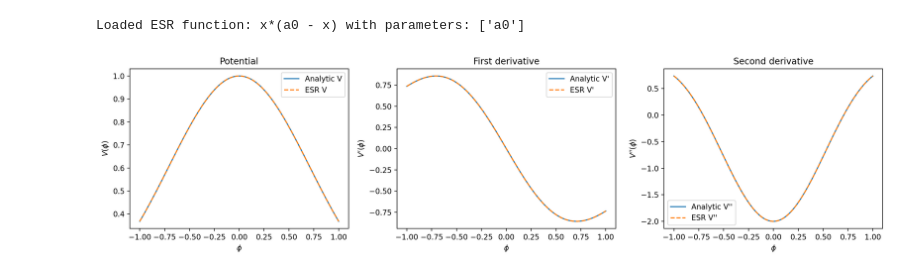
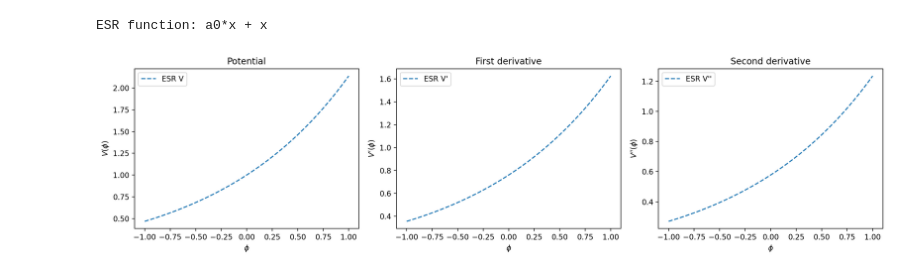
Before and after one commit to gborghetto/ESR_DE, a Jupyter notebook: Plot_ESR_CAMB_results.ipynb, the cells around one changed output. Cells and saved outputs as stored; diff of their text form; code cells hidden in the pictures.

```diff
--- a/Plot_ESR_CAMB_results.ipynb
+++ b/Plot_ESR_CAMB_results.ipynb
@@ -10,7 +10,7 @@ import matplotlib.pyplot as plt
 complexity = 6
 # Use a predefined runname from the ESR library that includes sine functions
 runname = "core_maths"
-potential_function_index = 48  # Index of the ESR function to use
+potential_function_index = 107  # Index of the ESR function to use
 chain_root = f'./chains/camb_esr_{runname}_compl_{complexity}_{potential_function_index}'
 
 samples_tab = loadMCSamples(chain_root,settings={'ignore_rows': 0.33})
@@ -52,49 +53,51 @@ Saving triangle plot to mcmc_triangle.pdf
 # %%
 # Plot the potential
 
-from CambPotential.esr_utils import load_esr_function_string, create_potential_table
-esr_functions_file = f'./CambPotential/esrfunctions/{runname}/compl_{complexity}/unique_equations_{complexity}.txt'
+from CambESRPotential.esr_utils import load_esr_function_string, create_potential_table
+esr_functions_file = f'./CambESRPotential/esrfunctions/{runname}/compl_{complexity}/unique_equations_{complexity}.txt'
 esr_function_string, esr_function_template, esr_param_symbols = load_esr_function_string(esr_functions_file, potential_function_index)
 esr_param_names = [str(p) for p in esr_param_symbols]
+
+print('ESR function:', esr_function_string)
 # %% [output]
-Loaded ESR function: x*(a0 - x) with parameters: ['a0']
+ESR function: a0*x + x
 # %%
 phi_vals = np.linspace(-1, 1, 100)
-# Analytic
-potential_vals = np.exp(-phi_vals**2)
-potential1_vals = -2 * phi_vals * np.exp(-phi_vals**2)
-potential2_vals = (4 * phi_vals**2 - 2) * np.exp(-phi_vals**2)
+# # Analytic
+# potential_vals = np.exp(-phi_vals**2)
+# potential1_vals = -2 * phi_vals * np.exp(-phi_vals**2)
+# potential2_vals = (4 * phi_vals**2 - 2) * np.exp(-phi_vals**2)
 
 # ESR
-esr_results_dict = create_potential_table(esr_function_template, esr_param_symbols, [0.], phi_vals)
+esr_results_dict = create_potential_table(esr_function_template, esr_param_symbols, [-0.24], phi_vals)
 potential_vals_esr = esr_results_dict['V_train']
 potential1_vals_esr = esr_results_dict['dV_train']
 potential2_vals_esr = esr_results_dict['ddV_train']
 
 fig, axes = plt.subplots(1, 3, figsize=(15, 4))
 
-axes[0].plot(phi_vals, potential_vals, label='Analytic V')
+# axes[0].plot(phi_vals, potential_vals, label='Analytic V')
 axes[0].plot(phi_vals, potential_vals_esr, label='ESR V', linestyle='--')
 axes[0].set_xlabel(r'$\phi$')
 axes[0].set_ylabel(r'$V(\phi)$')
 axes[0].set_title('Potential')
 axes[0].legend()
 
-axes[1].plot(phi_vals, potential1_vals, label="Analytic V'")
+# axes[1].plot(phi_vals, potential1_vals, label="Analytic V'")
 axes[1].plot(phi_vals, potential1_vals_esr, label="ESR V'", linestyle='--')
 axes[1].set_xlabel(r'$\phi$')
 axes[1].set_ylabel(r"$V'(\phi)$")
 axes[1].set_title("First derivative")
 axes[1].legend()
 
-axes[2].plot(phi_vals, potential2_vals, label="Analytic V''")
+# axes[2].plot(phi_vals, potential2_vals, label="Analytic V''")
 axes[2].plot(phi_vals, potential2_vals_esr, label="ESR V''", linestyle='--')
 axes[2].set_xlabel(r'$\phi$')
 axes[2].set_ylabel(r"$V''(\phi)$")
 axes[2].set_title("Second derivative")
 axes[2].legend()
 
 plt.tight_layout()
 plt.show()
 # %% [output]
-[figure, old version]
+[figure, new version]
```
Also changed, not shown: parts of 2 cells of this notebook, 4 other files.
